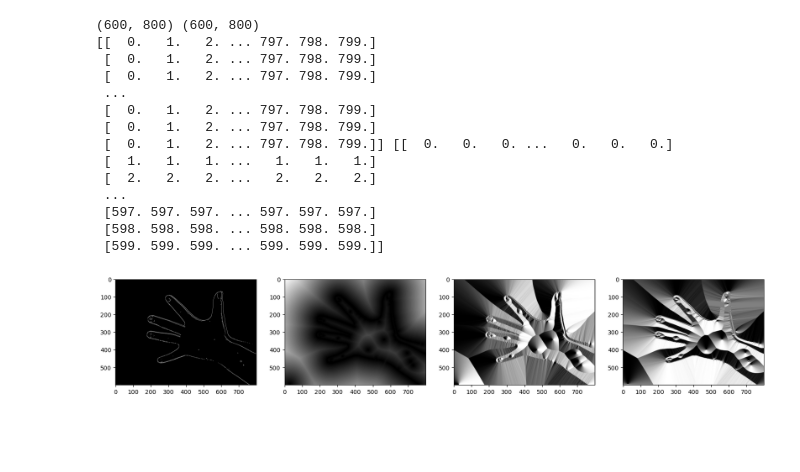
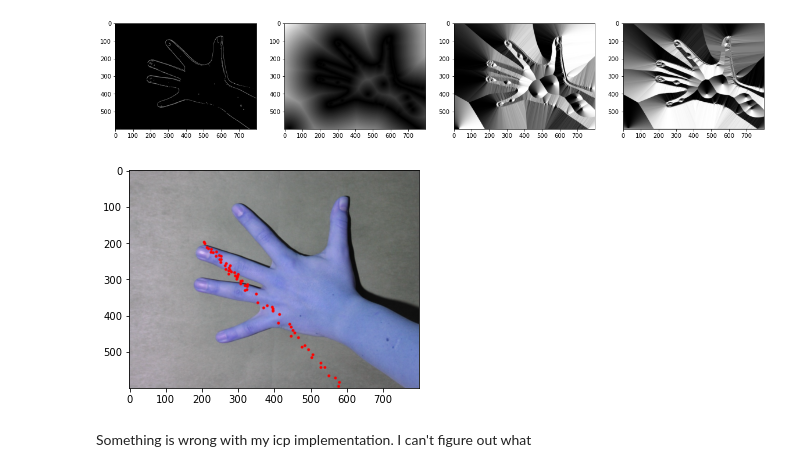
Before and after one commit to Patschwemm/CV_Course, a Jupyter notebook: Sheet07/sheet07.ipynb, the cells around one changed output. Drawn from its saved outputs; the diff is of its cells as text; code cells hidden in the pictures; blank space fills up the shorter version.

Commit message:
Sheet07 added, feedback and points

```diff
--- a/Sheet07/sheet07.ipynb
+++ b/Sheet07/sheet07.ipynb
@@ -47,3 +60,41 @@ def compute_G(distances):
+# %%
+def draw_landmarks(img, landmarks, color=(255, 0, 0)):
+    for x, y in landmarks:
+        center = np.array([y, x]).astype(np.int64)
+        cv.circle(img, center=center, radius=1, color=color, thickness=5)
+# %%
+def icp(img, num_iters, landmarks):
+
+    E = compute_E(img)
+    D = compute_D(E)
+    Gx, Gy = compute_G(D)
+    wx, wy = compute_w(img)
+    x_correspond = correspondences(wx, wy, E, D, Gx, Gy)
+
+    # set an initial psi
+    psi = np.ones((3,3))
+
+
+    for i in range(num_iters):
+
+        # solve for affine transformation psi for each shape i to mean A_i x = b_i
+        A = fit_affine_trans_shape(landmarks)
+        # need to reshape
+        b = x_correspond[:, (landmarks[:, 0].astype(np.int64)),landmarks[ :, 1].astype(np.int64)].reshape(-1)
+
+        x, residuals, rank, sing_vals = np.linalg.lstsq(A, b, rcond=-1)  # Ax=b
+        # update psi
+        psi = x
+        # update the points using the estimated psi
+        new_landmarks = np.dot(A, psi)
+        new_landmarks = np.around(new_landmarks).astype(np.int64)
+        landmarks = new_landmarks.reshape(-1, 2)
+
+        # in case a value gets larger than image size, set to border
+        landmarks[:, 0][landmarks[:, 0] > 599] = 599
+        landmarks[:, 1][landmarks[:, 1] > 799] = 799
+        draw_landmarks(img, landmarks)
+        plt.imshow(img)
 # %%
 # hand_landmarks.txt adjusted because of stange format of the landmarsk for np textload
 hand_landmarks = np.loadtxt("data/hand_landmarks.txt")
@@ -53,30 +104,22 @@ E = compute_E(hand_img)
 D = compute_D(E)
 Gx, Gy = compute_G(D)
 wx, wy = compute_w(hand_img)
+x = correspondences(wx, wy, E, D, Gx, Gy)
+affine_landmarks = fit_affine_trans_shape(hand_landmarks)
 
-correspondences(wx, wy, E, D, Gx, Gy)
 
 _, ax = plt.subplots(1, 4, figsize=(20,5))
 ax[0].imshow(E, cmap="gray")
 ax[1].imshow(D, cmap="gray")
-ax[2].imshow(gx, cmap="gray")
-ax[3].imshow(gy, cmap="gray")
-
-
-icp()
+ax[2].imshow(Gx, cmap="gray")
+ax[3].imshow(Gy, cmap="gray")
+plt.show()
 # %% [output]
-(600, 800) (600, 800)
-[[  0.   1.   2. ... 797. 798. 799.]
- [  0.   1.   2. ... 797. 798. 799.]
- [  0.   1.   2. ... 797. 798. 799.]
- ...
- [  0.   1.   2. ... 797. 798. 799.]
- [  0.   1.   2. ... 797. 798. 799.]
- [  0.   1.   2. ... 797. 798. 799.]] [[  0.   0.   0. ...   0.   0.   0.]
- [  1.   1.   1. ...   1.   1.   1.]
- [  2.   2.   2. ...   2.   2.   2.]
- ...
- [597. 597. 597. ... 597. 597. 597.]
- [598. 598. 598. ... 598. 598. 598.]
- [599. 599. 599. ... 599. 599. 599.]]
 [figure]
+# %%
+# swap landmark position because least squares is x, y, 0, 0 ...
+icp(hand_img, 1, hand_landmarks[:, (1, 0)])
+# %% [output]
+[figure, added]
+# %% [markdown]
+Something is wrong with my icp implementation. I can't figure out what
```
Also changed, not shown: parts of 2 cells of this notebook, 2 other files.
